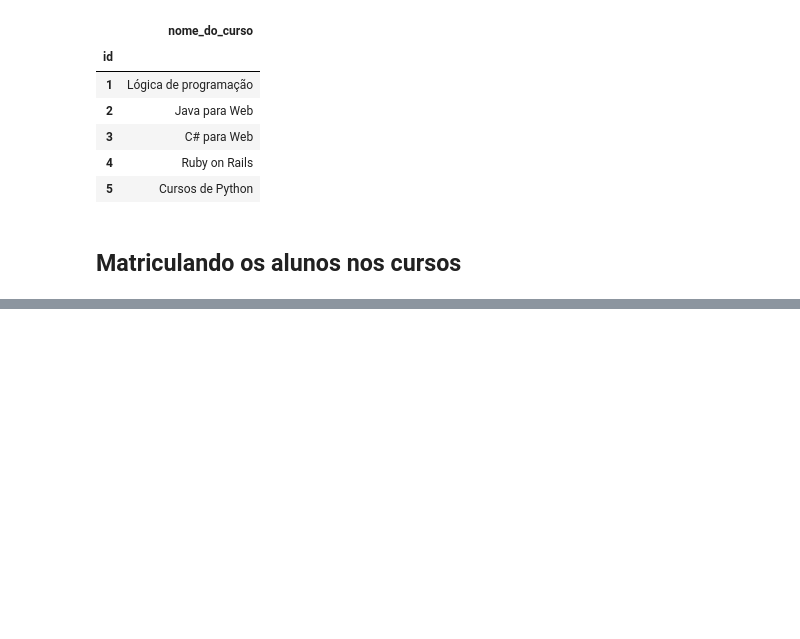
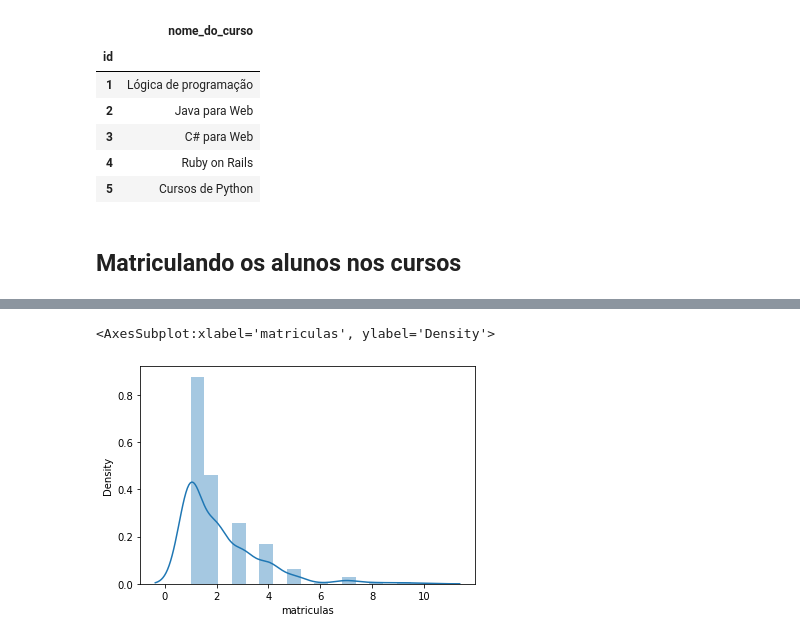
Before and after one commit to josenaldo/alura-ds1-pandas-formatos-diferentes-de-entrada-e-saida-io, a Jupyter notebook: notebook/pandas-io.ipynb, the cells around one changed output, grey strips where cells are left out. Saved outputs shown, nothing was run; the diff lists cells and outputs as text; code cells hidden in the pictures; blank space fills up the shorter version.

```diff
--- a/notebook/pandas-io.ipynb
+++ b/notebook/pandas-io.ipynb
@@ -296,0 +335,5 @@ nomes['matriculas'] = np.ceil(
+# %%
+sns.distplot(nomes.matriculas)
+# %% [output]
+<AxesSubplot:xlabel='matriculas', ylabel='Density'>
+[figure, added]
```
Also changed, not shown: parts of 26 cells of this notebook, 1 other file.
